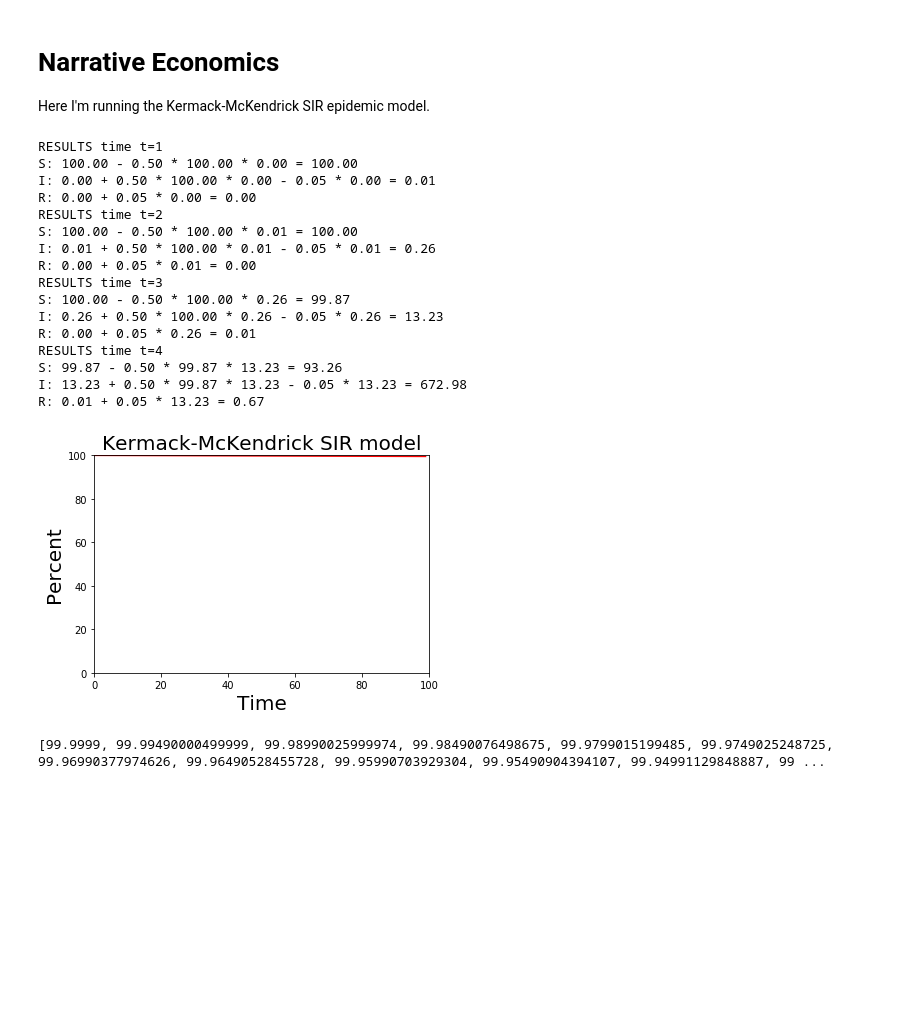
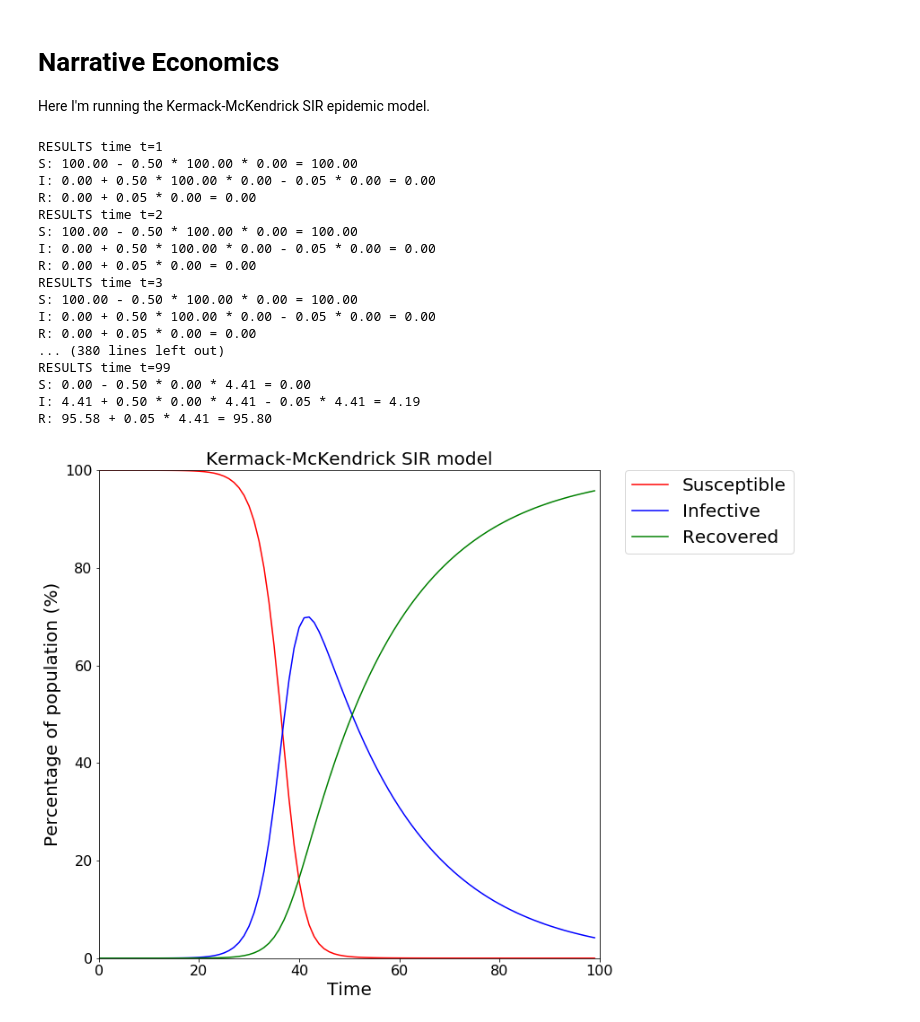
Before and after one commit to ken-neth/opinion_dynamics_BSE, a Jupyter notebook: Narrative Economics.ipynb, the cells around one changed output. Drawn from its saved outputs; the diff is of its cells as text; code cells hidden in the pictures; blank space fills up the shorter version.

```diff
--- a/Narrative Economics.ipynb
+++ b/Narrative Economics.ipynb
@@ -6,7 +6,7 @@ Here I'm running the Kermack-McKendrick SIR epidemic model.
 from matplotlib.pyplot import *
 # %%
 # time
-T = 5
+T = 100
 time = [0]
 # population size
 N = 100
@@ -34,41 +34,41 @@ for i in range(1,T):
     print("S: %.2f - %.2f * %.2f * %.2f = %.2f" %( curr_s, c, curr_s, curr_i, S[-1]))
     I.append((curr_i/100 + I_update(c, r, curr_s/100, curr_i/100))*100)
     print("I: %.2f + %.2f * %.2f * %.2f - %.2f * %.2f = %.2f" %( curr_i, c, curr_s, curr_i, r, curr_i, I[-1]))
-    R.append(curr_r + R_update(r, curr_i))
+    R.append((curr_r/100 + R_update(r, curr_i/100))*100)
     print("R: %.2f + %.2f * %.2f = %.2f" %( curr_r, r, curr_i, R[-1]))
 
     time.append(i)
 # %% [output]
 RESULTS time t=1
 S: 100.00 - 0.50 * 100.00 * 0.00 = 100.00
-I: 0.00 + 0.50 * 100.00 * 0.00 - 0.05 * 0.00 = 0.01
+I: 0.00 + 0.50 * 100.00 * 0.00 - 0.05 * 0.00 = 0.00
 R: 0.00 + 0.05 * 0.00 = 0.00
 RESULTS time t=2
-S: 100.00 - 0.50 * 100.00 * 0.01 = 100.00
-I: 0.01 + 0.50 * 100.00 * 0.01 - 0.05 * 0.01 = 0.26
-R: 0.00 + 0.05 * 0.01 = 0.00
+S: 100.00 - 0.50 * 100.00 * 0.00 = 100.00
+I: 0.00 + 0.50 * 100.00 * 0.00 - 0.05 * 0.00 = 0.00
+R: 0.00 + 0.05 * 0.00 = 0.00
 RESULTS time t=3
-S: 100.00 - 0.50 * 100.00 * 0.26 = 99.87
-I: 0.26 + 0.50 * 100.00 * 0.26 - 0.05 * 0.26 = 13.23
-R: 0.00 + 0.05 * 0.26 = 0.01
-RESULTS time t=4
-S: 99.87 - 0.50 * 99.87 * 13.23 = 93.26
-I: 13.23 + 0.50 * 99.87 * 13.23 - 0.05 * 13.23 = 672.98
-R: 0.01 + 0.05 * 13.23 = 0.67
+S: 100.00 - 0.50 * 100.00 * 0.00 = 100.00
+I: 0.00 + 0.50 * 100.00 * 0.00 - 0.05 * 0.00 = 0.00
+R: 0.00 + 0.05 * 0.00 = 0.00
+... (380 lines left out)
+RESULTS time t=99
+S: 0.00 - 0.50 * 0.00 * 4.41 = 0.00
+I: 4.41 + 0.50 * 0.00 * 4.41 - 0.05 * 4.41 = 4.19
+R: 95.58 + 0.05 * 4.41 = 95.80
 # %%
-figure()
+figure(figsize=(10,10))
 xlabel('Time',fontsize=20)
-ylabel('Percent',fontsize=20)
+ylabel('Percentage of population (%)',fontsize=20)
 title("Kermack-McKendrick SIR model", fontsize=20)
-plot(time, S, 'red')
-# plot(time, I, 'blue')
-# plot(time, R, 'green')
+plot(time, S, 'red', label='Susceptible')
+plot(time, I, 'blue', label='Infective')
+plot(time, R, 'green', label='Recovered')
 ylim(ymin=0, ymax=100)
 xlim(xmin=0, xmax=100)
+xticks(fontsize=16)
+yticks(fontsize=16)
+legend(bbox_to_anchor=(1.05, 1), loc='upper left', borderaxespad=0., prop={'size': 20})
 show()
 # %% [output]
-[figure, old version]
+[figure, new version]
-# %%
-print(S, I, R)
-# %% [output]
-[99.9999, 99.99490000499999, 99.98990025999974, 99.98490076498675, 99.9799015199485, 99.9749025248725, 99.96990377974626, 99.96490528455728, 99.95990703929304, 99.95490904394107, 99.94991129848887, 99 ...
```
Also changed, not shown: 5 other files.
